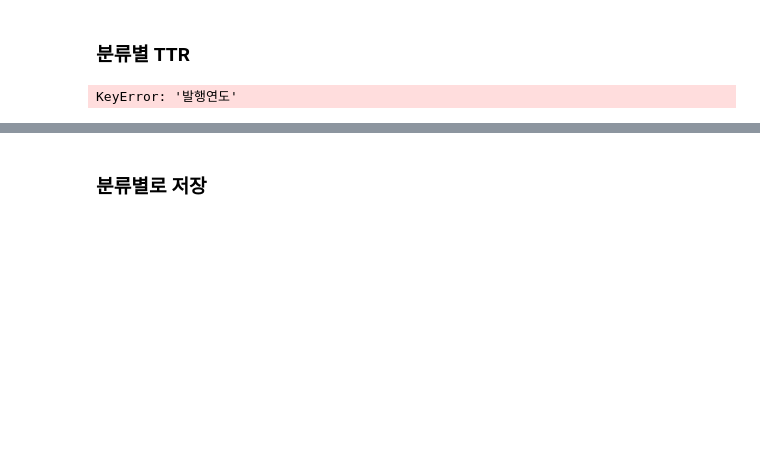
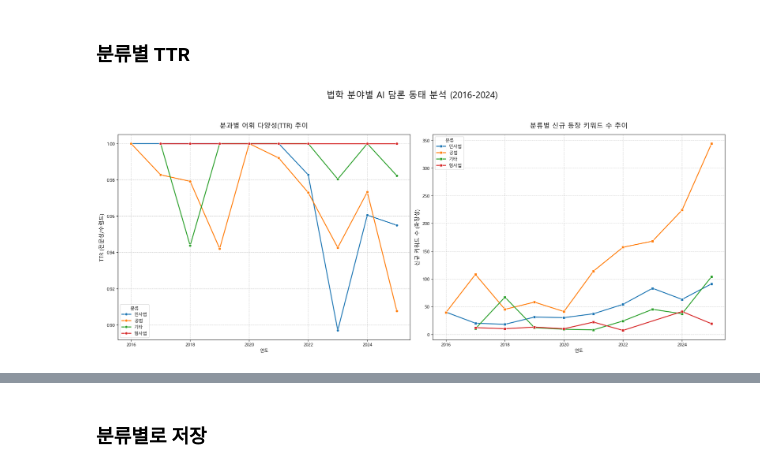
Before and after one commit to Exom9434/kci_network, a Jupyter notebook: 02.AI_network_analysis.ipynb, the cells around one changed output, grey strips where cells are left out. Cells and saved outputs as stored; diff of their text form; code cells hidden in the pictures; blank space fills up the shorter version.

```diff
--- a/02.AI_network_analysis.ipynb
+++ b/02.AI_network_analysis.ipynb
@@ -224,33 +256,33 @@ def analyze_by_category(input_file):
 
             # 해당 분야의 누적 집합 업데이트
             category_seen_keywords[cat].update(current_year_unique)
 
     return pd.DataFrame(all_metrics)
 
 def plot_category_metrics(metrics_df):
     # 시각화 설정: 1행 2열 (TTR 추이, 신규 키워드 추이)
     fig, (ax1, ax2) = plt.subplots(1, 2, figsize=(20, 8))
 
     # 1. 분야별 어휘 다양성(TTR) 추이
     sns.lineplot(data=metrics_df, x='연도', y='TTR', hue='분류', marker='o', ax=ax1, linewidth=2)
     ax1.set_title('분과별 어휘 다양성(TTR) 추이', fontsize=15, pad=15)
     ax1.set_ylabel('TTR (전문성/수렴도)', fontsize=12)
     ax1.grid(True, linestyle='--', alpha=0.6)
 
     # 2. 분야별 신규 등장 키워드 수 추이
     sns.lineplot(data=metrics_df, x='연도', y='신규키워드수', hue='분류', marker='s', ax=ax2, linewidth=2)
     ax2.set_title('분류별 신규 등장 키워드 수 추이', fontsize=15, pad=15)
     ax2.set_ylabel('신규 키워드 수 (확장성)', fontsize=12)
     ax2.grid(True, linestyle='--', alpha=0.6)
 
     plt.suptitle('법학 분야별 AI 담론 동태 분석 (2016-2024)', fontsize=20, y=1.05)
     plt.tight_layout()
     plt.savefig('분과별_키워드_동태분석.png', dpi=300, bbox_inches='tight')
     plt.show()
 
 # 실행
-metrics_by_cat = analyze_by_category('AI_논문_분야별_분류_최종.csv')
+metrics_by_cat = analyze_by_category('AI_논문_분야별_분류_LLM(예시x).csv')
 plot_category_metrics(metrics_by_cat)
 # %% [output]
-KeyError: '발행연도'
+[figure, added]
 # %%
```
Also changed, not shown: parts of 6 cells of this notebook, 6 other files.
